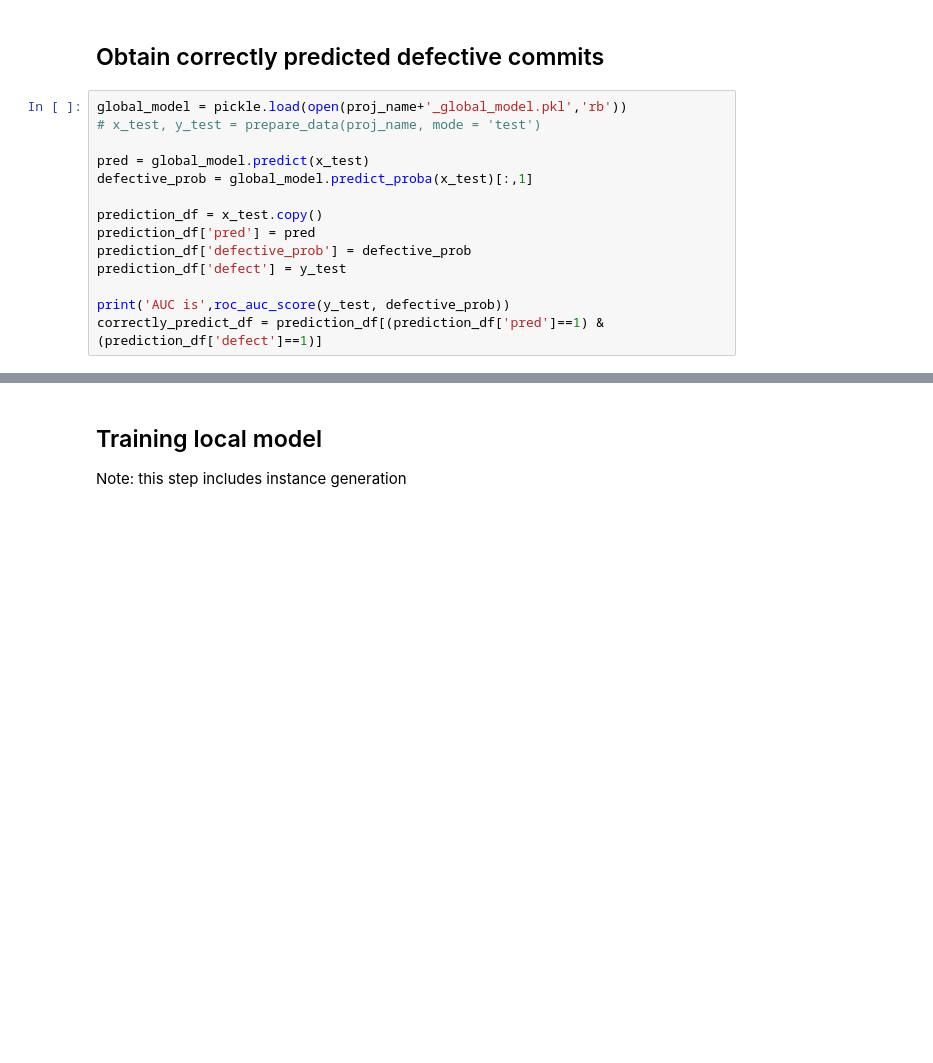
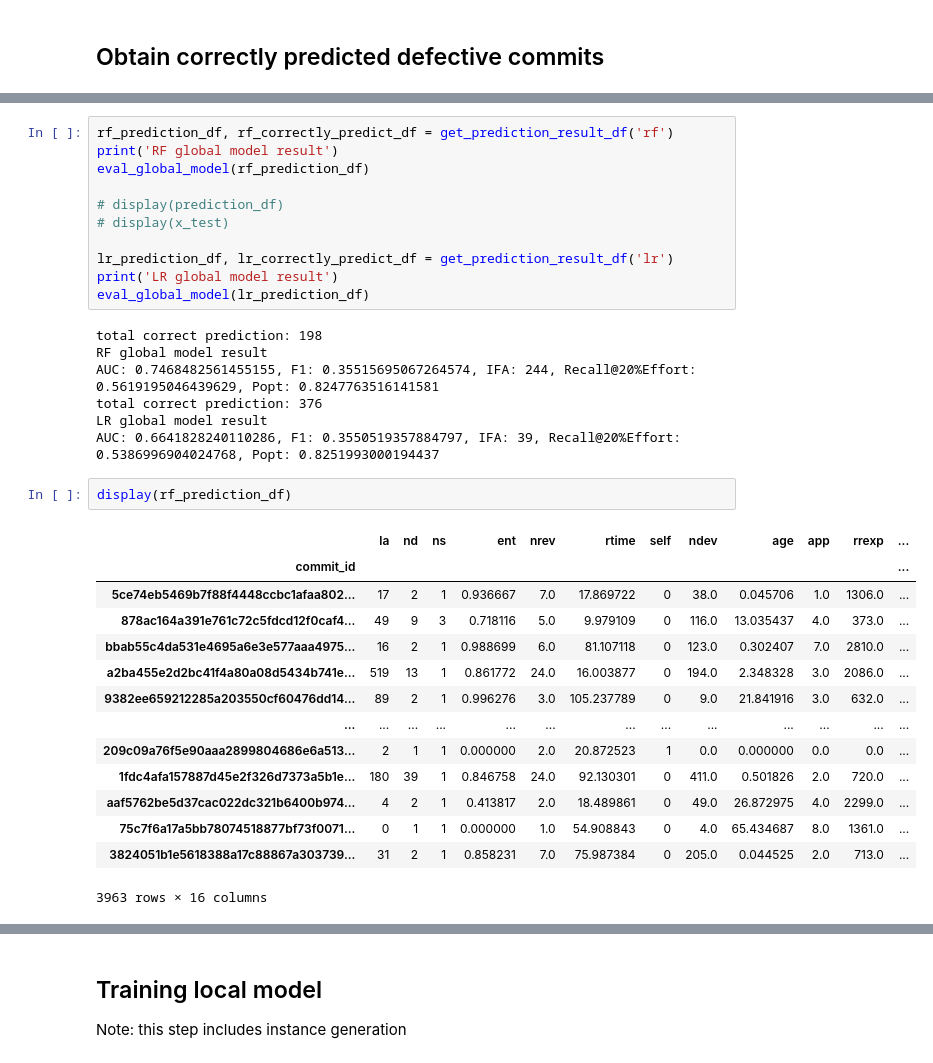
Before and after one commit to awsm-research/PyExplainer, a Jupyter notebook: experiment/pyExplainer_real_implementation.ipynb, the cells around one changed output, grey strips where cells are left out. Drawn from its saved outputs; the diff is of its cells as text; blank space fills up the shorter version.

Commit message:
"add more experiment of global model"

```diff
--- a/experiment/pyExplainer_real_implementation.ipynb
+++ b/experiment/pyExplainer_real_implementation.ipynb
@@ -80,16 +111,2 @@ train global model finished
 # %% [markdown]
 ## Obtain correctly predicted defective commits
-# %%
-global_model = pickle.load(open(proj_name+'_global_model.pkl','rb'))
-# x_test, y_test = prepare_data(proj_name, mode = 'test')
-
-pred = global_model.predict(x_test)
-defective_prob = global_model.predict_proba(x_test)[:,1]
-
-prediction_df = x_test.copy()
-prediction_df['pred'] = pred
-prediction_df['defective_prob'] = defective_prob
-prediction_df['defect'] = y_test
-
-print('AUC is',roc_auc_score(y_test, defective_prob))
-correctly_predict_df = prediction_df[(prediction_df['pred']==1) & (prediction_df['defect']==1)]
@@ -103,0 +237,35 @@ correctly_predict_df.to_csv(dump_dataframe_dir+proj_name+'_correctly_predict_as_
+# %%
+rf_prediction_df, rf_correctly_predict_df = get_prediction_result_df('rf')
+print('RF global model result')
+eval_global_model(rf_prediction_df)
+
+# display(prediction_df)
+# display(x_test)
+
+lr_prediction_df, lr_correctly_predict_df = get_prediction_result_df('lr')
+print('LR global model result')
+eval_global_model(lr_prediction_df)
+# %% [output]
+total correct prediction: 198
+RF global model result
+AUC: 0.7468482561455155, F1: 0.35515695067264574, IFA: 244, Recall@20%Effort: 0.5619195046439629, Popt: 0.8247763516141581
+total correct prediction: 376
+LR global model result
+AUC: 0.6641828240110286, F1: 0.3550519357884797, IFA: 39, Recall@20%Effort: 0.5386996904024768, Popt: 0.8251993000194437
+# %%
+display(rf_prediction_df)
+# %% [output]
+|  | la | nd | ns | ent | nrev | rtime | self | ndev | age | app | rrexp | ... |
+| commit_id |  |  |  |  |  |  |  |  |  |  |  | ... |
+| 5ce74eb5469b7f88f4448ccbc1afaa802... | 17 | 2 | 1 | 0.936667 | 7.0 | 17.869722 | 0 | 38.0 | 0.045706 | 1.0 | 1306.0 | ... |
+| 878ac164a391e761c72c5fdcd12f0caf4... | 49 | 9 | 3 | 0.718116 | 5.0 | 9.979109 | 0 | 116.0 | 13.035437 | 4.0 | 373.0 | ... |
+| bbab55c4da531e4695a6e3e577aaa4975... | 16 | 2 | 1 | 0.988699 | 6.0 | 81.107118 | 0 | 123.0 | 0.302407 | 7.0 | 2810.0 | ... |
+| a2ba455e2d2bc41f4a80a08d5434b741e... | 519 | 13 | 1 | 0.861772 | 24.0 | 16.003877 | 0 | 194.0 | 2.348328 | 3.0 | 2086.0 | ... |
+| 9382ee659212285a203550cf60476dd14... | 89 | 2 | 1 | 0.996276 | 3.0 | 105.237789 | 0 | 9.0 | 21.841916 | 3.0 | 632.0 | ... |
+| ... | ... | ... | ... | ... | ... | ... | ... | ... | ... | ... | ... | ... |
+| 209c09a76f5e90aaa2899804686e6a513... | 2 | 1 | 1 | 0.000000 | 2.0 | 20.872523 | 1 | 0.0 | 0.000000 | 0.0 | 0.0 | ... |
+| 1fdc4afa157887d45e2f326d7373a5b1e... | 180 | 39 | 1 | 0.846758 | 24.0 | 92.130301 | 0 | 411.0 | 0.501826 | 2.0 | 720.0 | ... |
+| aaf5762be5d37cac022dc321b6400b974... | 4 | 2 | 1 | 0.413817 | 2.0 | 18.489861 | 0 | 49.0 | 26.872975 | 4.0 | 2299.0 | ... |
+| 75c7f6a17a5bb78074518877bf73f0071... | 0 | 1 | 1 | 0.000000 | 1.0 | 54.908843 | 0 | 4.0 | 65.434687 | 8.0 | 1361.0 | ... |
+| 3824051b1e5618388a17c88867a303739... | 31 | 2 | 1 | 0.858231 | 7.0 | 75.987384 | 0 | 205.0 | 0.044525 | 2.0 | 713.0 | ... |
+3963 rows × 16 columns
```
Also changed, not shown: parts of 21 cells of this notebook, 19 other files.
